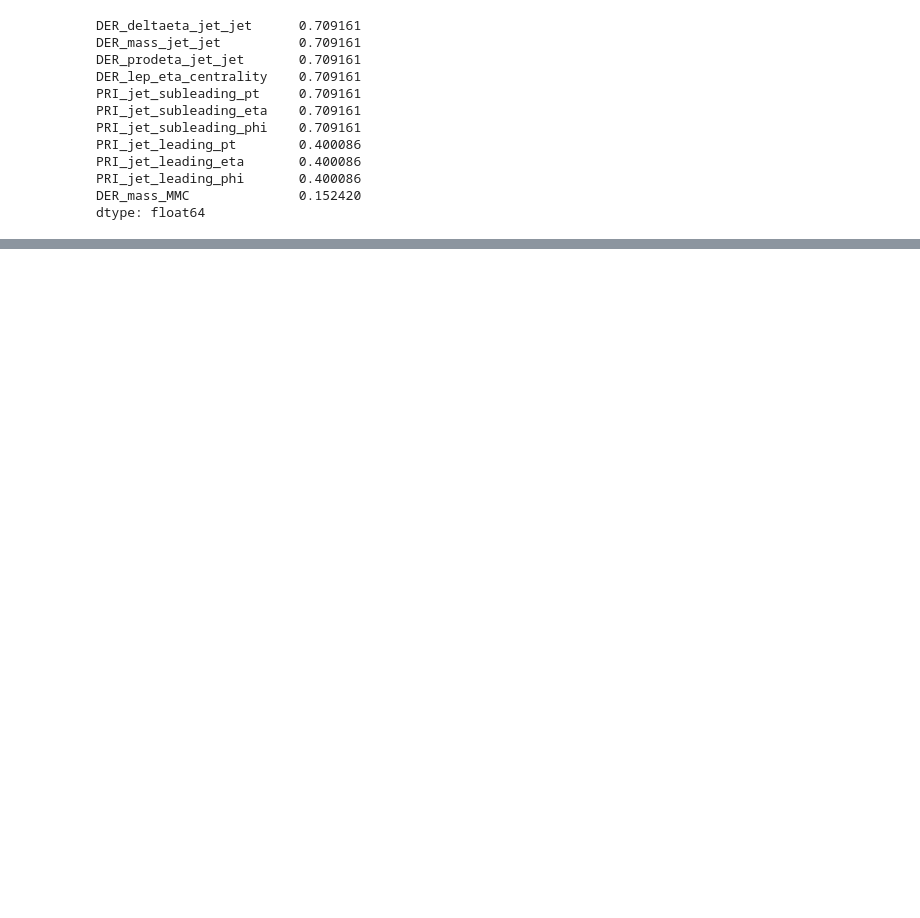
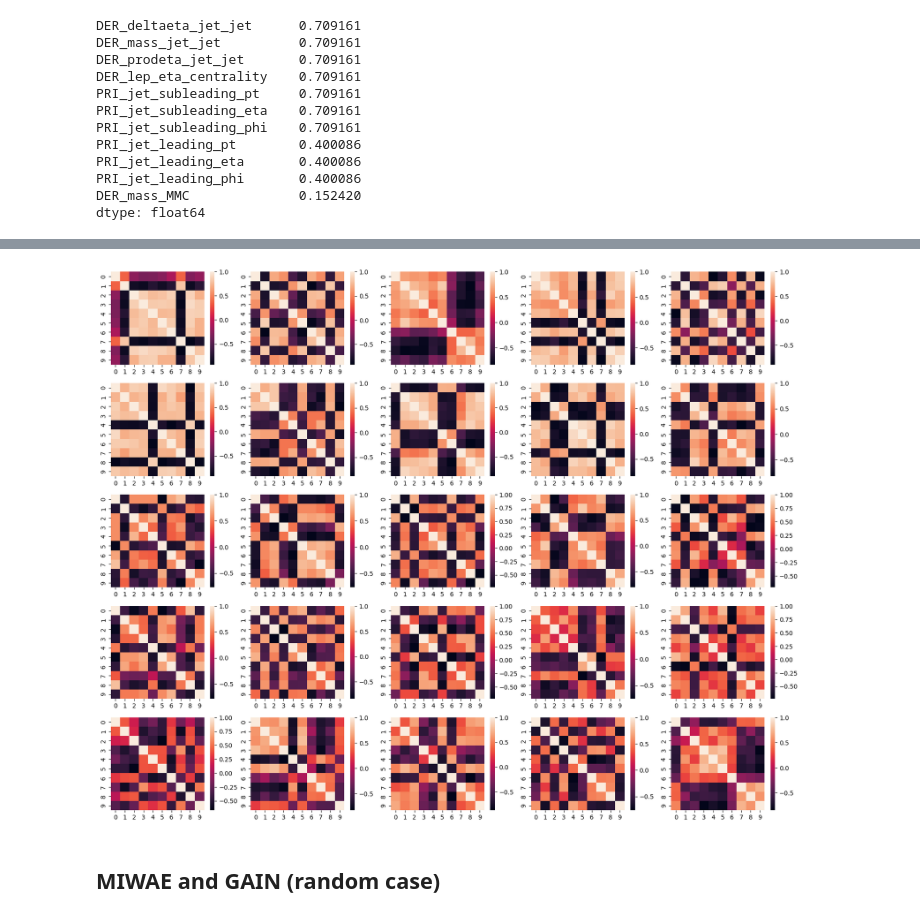
Before and after one commit to sitaomin1994/federated_imputation, a Jupyter notebook: notebook/paper_revision.ipynb, the cells around one changed output, grey strips where cells are left out. Drawn from its saved outputs; the diff is of its cells as text; code cells hidden in the pictures; blank space fills up the shorter version.

```diff
--- a/notebook/paper_revision.ipynb
+++ b/notebook/paper_revision.ipynb
@@ -507,0 +693,26 @@ dtype: float64
+# %%
+# heatmap
+import numpy as np
+from sklearn.metrics.pairwise import cosine_similarity, euclidean_distances
+dataset = 'codon'
+mechanism = 'allk0.25_b2'
+path = f"M:\\OneDrive\\Projects\\federated_imputation_pc2\\results\\"\
+        f"raw_results\\fed_imp_ext_pc2\\logitst\{dataset}\\10\\sample-evenly\\random2@mrl=0.3_mrr=0.7_mm=mnarlrsigst"\
+        f"\\{mechanism}\\as_fedmechw_new@s_102931466@s_50@p_False\\"
+
+mm_file = 'mm_coef_0.npy'
+
+mm_coefs = np.load(path + mm_file)
+
+fig, ax = plt.subplots(5, 5, figsize=(20, 16))
+for feature_idx in range(mm_coefs.shape[0]):
+    row = feature_idx // 5
+    col = feature_idx % 5
+    cos_sim = cosine_similarity(mm_coefs[feature_idx])
+    sns.heatmap(cos_sim, ax=ax[row, col])
+
+plt.show()
+# %% [output]
+[figure, added]
+# %% [markdown]
+## MIWAE and GAIN (random case)
```
Also changed, not shown: parts of 12 cells of this notebook, 16 other files.
